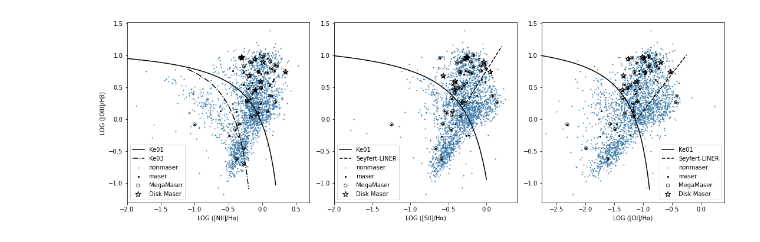
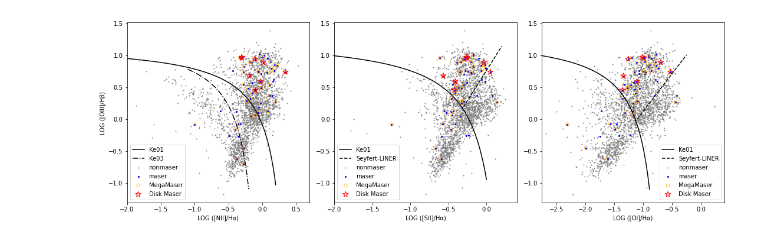
Before and after one commit to MaserResearchConstax23/pyscripts, a Jupyter notebook: optical_data_MPA.ipynb, the cells around one changed output. Saved outputs shown, nothing was run; the diff lists cells and outputs as text; code cells hidden in the pictures.

```diff
--- a/optical_data_MPA.ipynb
+++ b/optical_data_MPA.ipynb
@@ -66,14 +66,14 @@ for i, ax in enumerate(axes):
 
 
     # Plotting non-maser points
-    ax.scatter(x_data[non_maser_mask], y_data[non_maser_mask], color="#3978a8",s=1,label ="nonmaser")
+    ax.scatter(x_data[non_maser_mask], y_data[non_maser_mask], color="grey",s=1,label ="nonmaser")
 
     # Plotting maser points
-    ax.scatter(x_data[maser_mask], y_data[maser_mask], color="#000000",s=4,label="maser")
+    ax.scatter(x_data[maser_mask], y_data[maser_mask], color="blue",s=4,label="maser")
     # Overplot megamasers
-    ax.scatter(x_data[megamaser_mask], y_data[megamaser_mask], color="#000000",s=30,marker='o',label="MegaMaser",facecolors='none',linewidths=.75)
+    ax.scatter(x_data[megamaser_mask], y_data[megamaser_mask], color="orange",s=30,marker='o',label="MegaMaser",facecolors='none',linewidths=.75)
     # Overplot disks
-    ax.scatter(x_data[disk_mask], y_data[disk_mask], color="#000000",s=100,marker="*",label="Disk Maser",facecolors='none')
+    ax.scatter(x_data[disk_mask], y_data[disk_mask], color="red",s=100,marker="*",label="Disk Maser",facecolors='none')
 
     if i == 0:
         xvals=np.linspace(-3.5,0.2,1000)
@@ -91,34 +91,34 @@ for i, ax in enumerate(axes):
     if i == 1:
         xvals=np.linspace(-3.5,0.0,1000)
         yvals=(0.72/(xvals-0.32))+1.30
         ax.plot(xvals,yvals,color="#000000",label="Ke01")
         xvals=np.linspace(-.30,0.2,1000)
         yvals=(1.89*xvals)+0.76
         ax.plot(xvals,yvals,color="#000000",label="Seyfert-LINER", linestyle='--')
         ax.set_xlim(-2, 0.4)  # Set the desired x-range
 
 
     if i == 2:
 
         #0.73/[log([O I]/Hα) + 0.59] + 1.33 < log([O III]/Hβ)
 
         xvals=np.linspace(-3.5,-.89,1000)
         yvals=(0.73/(xvals+0.59))+1.33
         ax.plot(xvals,yvals,color="#000000",label="Ke01")
         xvals=np.linspace(-1.1,-.25,1000)
         yvals=(1.18*xvals)+1.3
         ax.plot(xvals,yvals,color="#000000",label="Seyfert-LINER", linestyle='--')
         ax.set_xlim(-2.75, 0.4)  # Set the desired x-range
 
     ax.set_xlabel(x_col_labels[i],color='#000000')
     legend = ax.legend()
     # set_up_style(ax)
 
 
 plt.tight_layout()
 plt.show()
 # %% [output]
-[figure, old version]
+[figure, new version]
 # %%
 
 # Function to determine the new column value based on the values of "N2Ha", "S2Ha", and "O1Ha".
```
Also changed, not shown: parts of 2 cells of this notebook, 1 other file.
